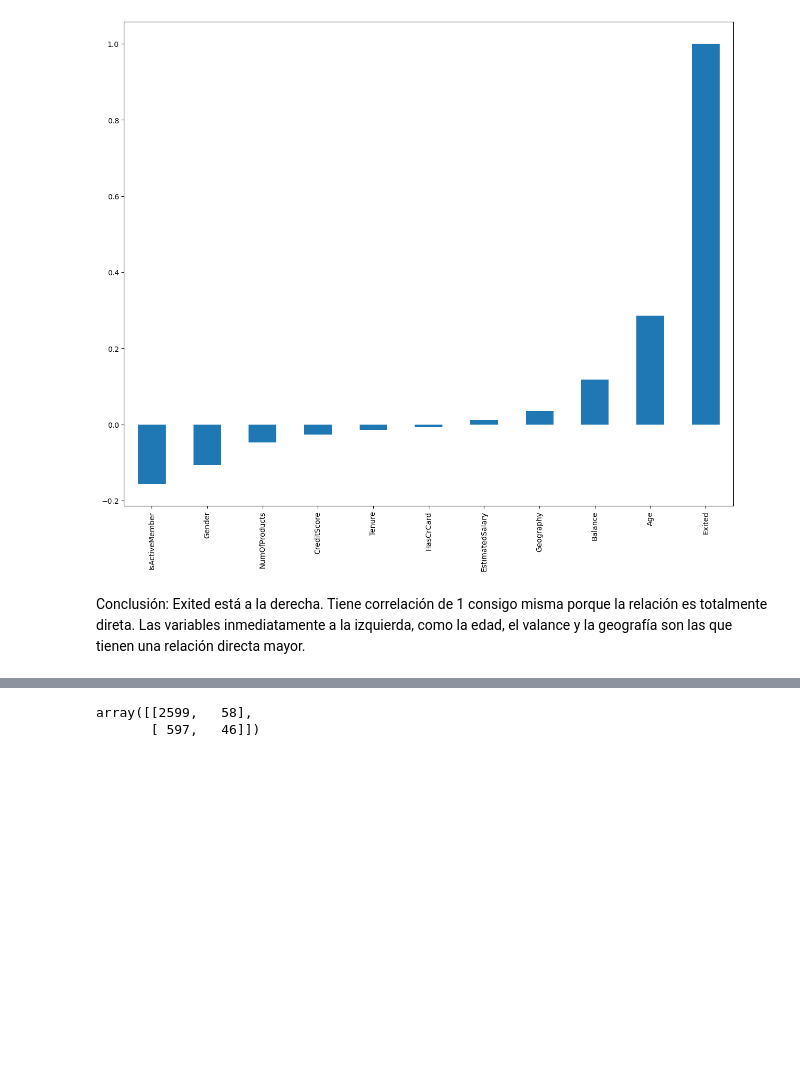
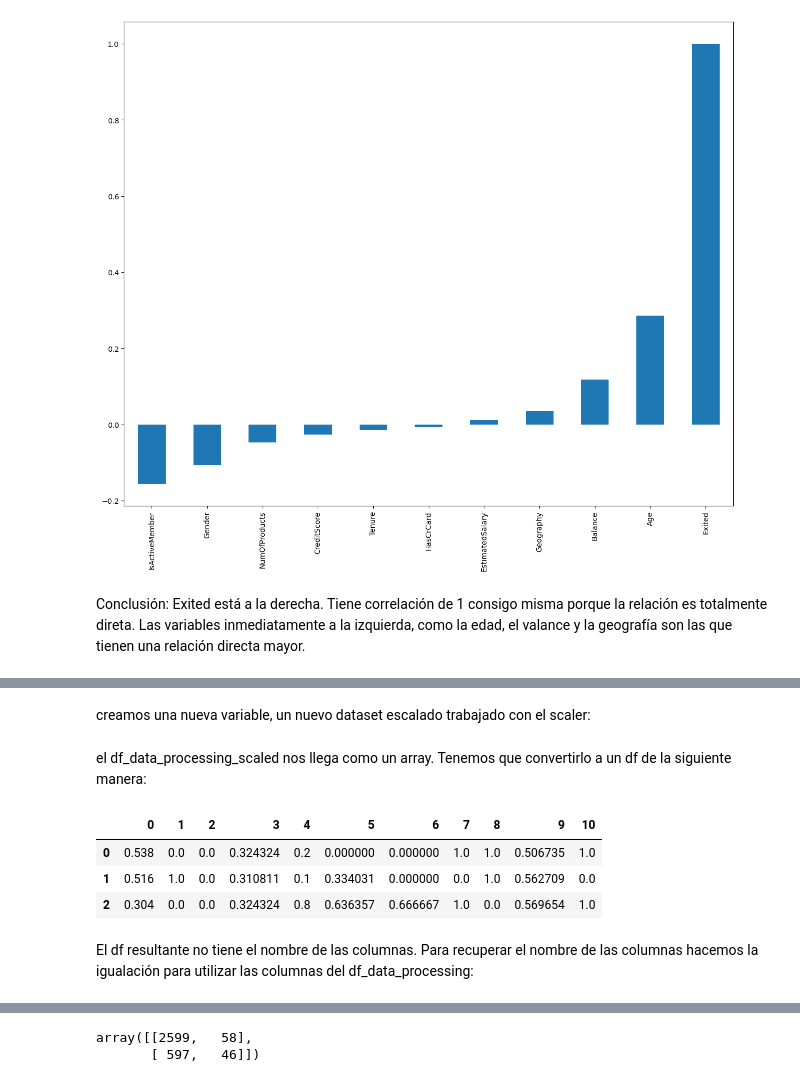
Before and after one commit to adolfo85/laboratorio-machine-learning, a Jupyter notebook: notebooks/modelgeneration_27092023_ricalanis.ipynb, the cells around one changed output, grey strips where cells are left out. Drawn from its saved outputs; the diff is of its cells as text; code cells hidden in the pictures; blank space fills up the shorter version.

```diff
--- a/notebooks/modelgeneration_27092023_ricalanis.ipynb
+++ b/notebooks/modelgeneration_27092023_ricalanis.ipynb
@@ -120,0 +129,18 @@ Conclusión: Exited está a la derecha. Tiene correlación de 1 consigo misma po
+# %% [markdown]
+creamos una nueva variable, un nuevo dataset escalado trabajado con el scaler:
+# %%
+scaler = MinMaxScaler()
+df_data_processing_scaled =  scaler.fit_transform(data)
+# %% [markdown]
+el df_data_processing_scaled nos llega como un array. Tenemos que convertirlo a un df de la siguiente manera:
+# %%
+df_data_processing_scaled = pd.DataFrame(df_data_processing_scaled)
+# %%
+df_data_processing_scaled.head(3)
+# %% [output]
+|  | 0 | 1 | 2 | 3 | 4 | 5 | 6 | 7 | 8 | 9 | 10 |
+| 0 | 0.538 | 0.0 | 0.0 | 0.324324 | 0.2 | 0.000000 | 0.000000 | 1.0 | 1.0 | 0.506735 | 1.0 |
+| 1 | 0.516 | 1.0 | 0.0 | 0.310811 | 0.1 | 0.334031 | 0.000000 | 0.0 | 1.0 | 0.562709 | 0.0 |
+| 2 | 0.304 | 0.0 | 0.0 | 0.324324 | 0.8 | 0.636357 | 0.666667 | 1.0 | 0.0 | 0.569654 | 1.0 |
+# %% [markdown]
+El df resultante no tiene el nombre de las columnas. Para recuperar el nombre de las columnas hacemos la igualación para utilizar las columnas del df_data_processing:
```
Also changed, not shown: parts of 8 cells of this notebook.
